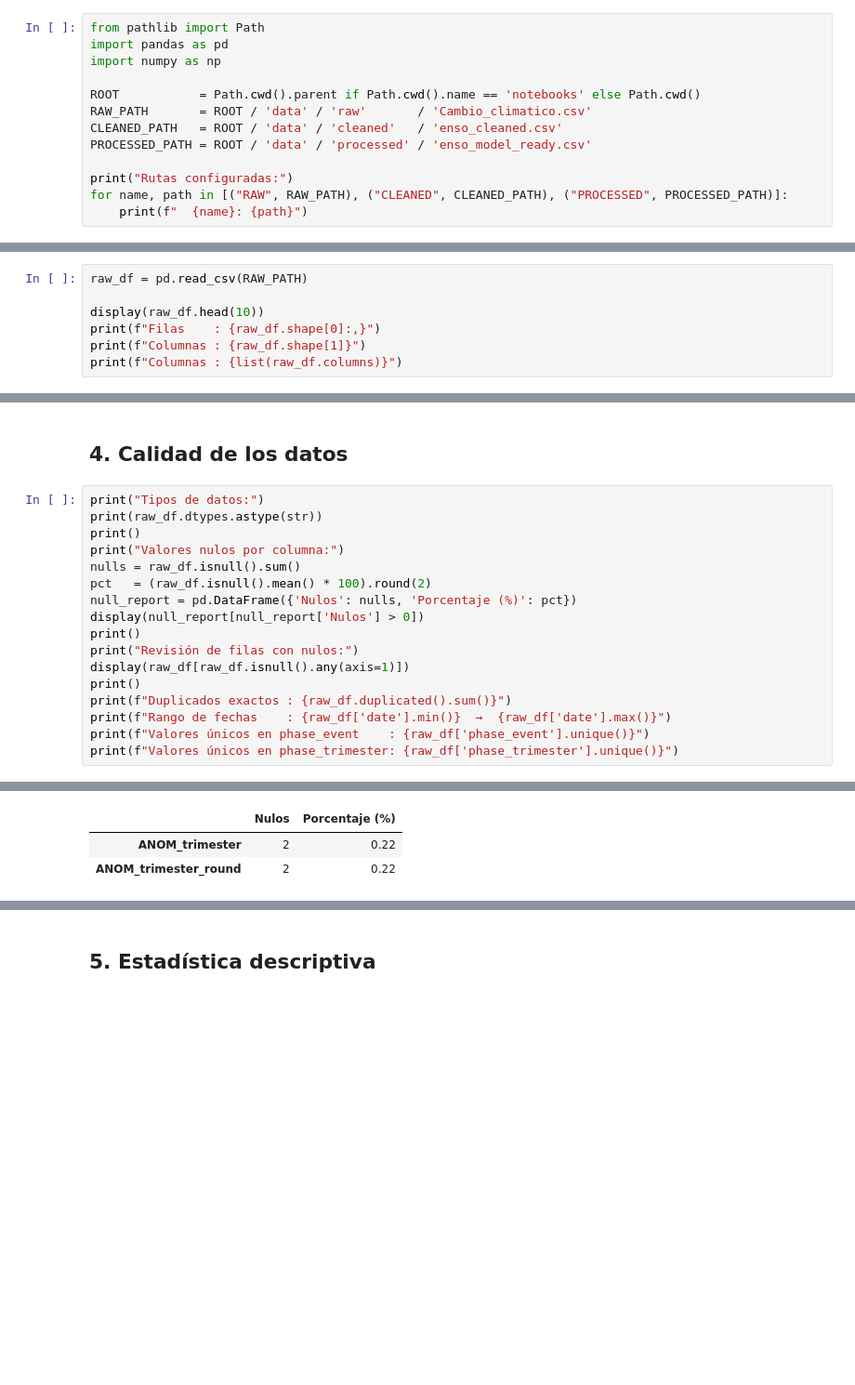
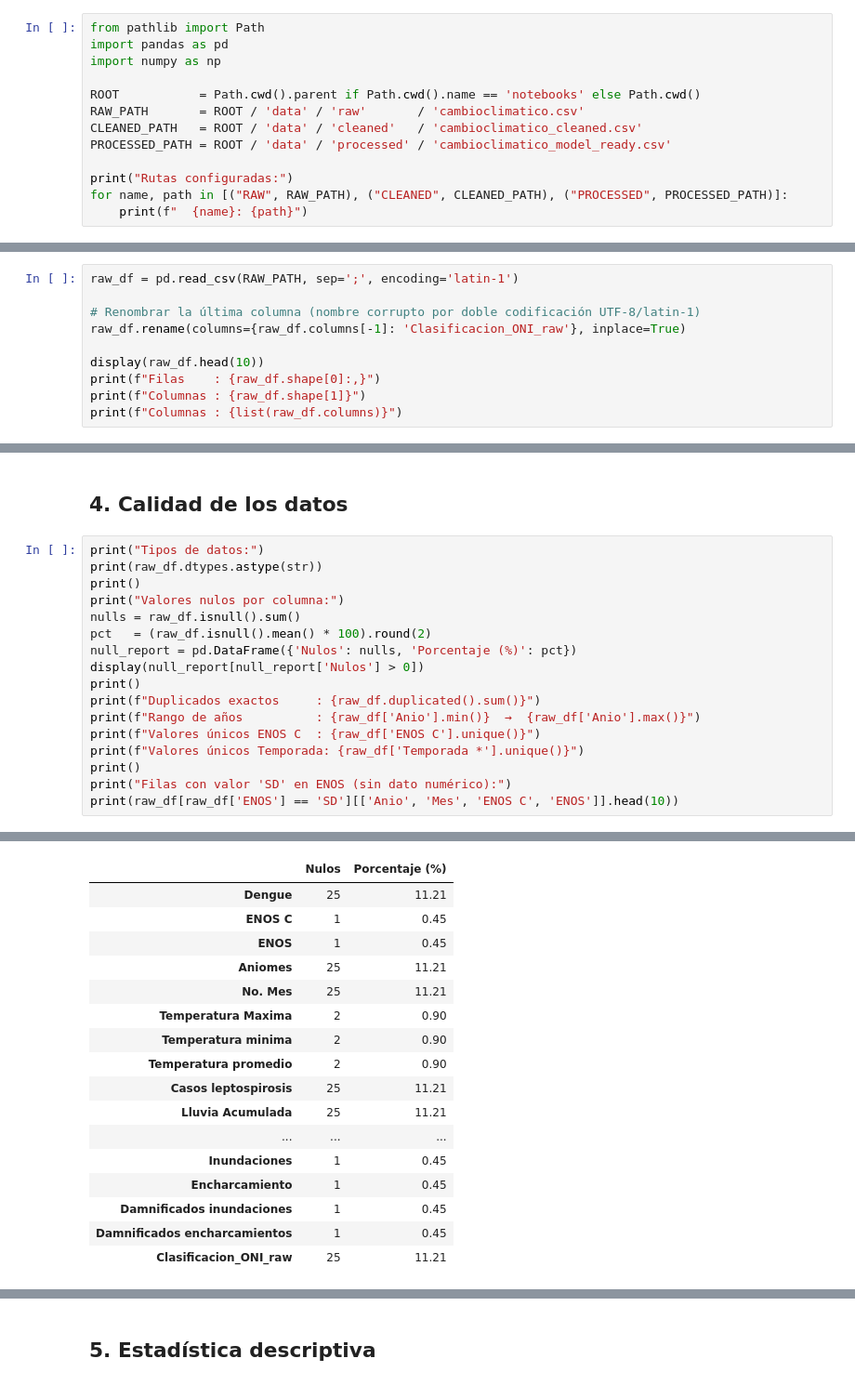
Before and after one commit to valexq/Cambio_climatico_CO, a Jupyter notebook: notebooks/01_etl.ipynb, the cells around one changed output, grey strips where cells are left out. Shown at 93% size. Saved outputs shown, nothing was run; the diff lists cells and outputs as text; blank space fills up the shorter version.

```diff
--- a/notebooks/01_etl.ipynb
+++ b/notebooks/01_etl.ipynb
@@ -20,9 +18,9 @@ import pandas as pd
 import numpy as np
 
 ROOT           = Path.cwd().parent if Path.cwd().name == 'notebooks' else Path.cwd()
-RAW_PATH       = ROOT / 'data' / 'raw'       / 'Cambio_climatico.csv'
-CLEANED_PATH   = ROOT / 'data' / 'cleaned'   / 'enso_cleaned.csv'
-PROCESSED_PATH = ROOT / 'data' / 'processed' / 'enso_model_ready.csv'
+RAW_PATH       = ROOT / 'data' / 'raw'       / 'cambioclimatico.csv'
+CLEANED_PATH   = ROOT / 'data' / 'cleaned'   / 'cambioclimatico_cleaned.csv'
+PROCESSED_PATH = ROOT / 'data' / 'processed' / 'cambioclimatico_model_ready.csv'
 
 print("Rutas configuradas:")
 for name, path in [("RAW", RAW_PATH), ("CLEANED", CLEANED_PATH), ("PROCESSED", PROCESSED_PATH)]:
@@ -54,7 +66,10 @@ Contiene registros **mensuales desde enero de 1950 hasta abril de 2026** e inclu
 # %% [markdown]
 ## 3. Extracción
 # %%
-raw_df = pd.read_csv(RAW_PATH)
+raw_df = pd.read_csv(RAW_PATH, sep=';', encoding='latin-1')
+
+# Renombrar la última columna (nombre corrupto por doble codificación UTF-8/latin-1)
+raw_df.rename(columns={raw_df.columns[-1]: 'Clasificacion_ONI_raw'}, inplace=True)
 
 display(raw_df.head(10))
 print(f"Filas    : {raw_df.shape[0]:,}")
@@ -89,12 +106,12 @@ pct   = (raw_df.isnull().mean() * 100).round(2)
 null_report = pd.DataFrame({'Nulos': nulls, 'Porcentaje (%)': pct})
 display(null_report[null_report['Nulos'] > 0])
 print()
-print("Revisión de filas con nulos:")
-display(raw_df[raw_df.isnull().any(axis=1)])
+print(f"Duplicados exactos     : {raw_df.duplicated().sum()}")
+print(f"Rango de años          : {raw_df['Anio'].min()}  →  {raw_df['Anio'].max()}")
+print(f"Valores únicos ENOS C  : {raw_df['ENOS C'].unique()}")
+print(f"Valores únicos Temporada: {raw_df['Temporada *'].unique()}")
 print()
-print(f"Duplicados exactos : {raw_df.duplicated().sum()}")
-print(f"Rango de fechas    : {raw_df['date'].min()}  →  {raw_df['date'].max()}")
-print(f"Valores únicos en phase_event    : {raw_df['phase_event'].unique()}")
-print(f"Valores únicos en phase_trimester: {raw_df['phase_trimester'].unique()}")
+print("Filas con valor 'SD' en ENOS (sin dato numérico):")
+print(raw_df[raw_df['ENOS'] == 'SD'][['Anio', 'Mes', 'ENOS C', 'ENOS']].head(10))
 # %% [output]
 Tipos de datos:
@@ -110,5 +132,19 @@ dtype: str
 
 Valores nulos por columna:
 |  | Nulos | Porcentaje (%) |
-| ANOM_trimester | 2 | 0.22 |
-| ANOM_trimester_round | 2 | 0.22 |
+| Dengue | 25 | 11.21 |
+| ENOS C | 1 | 0.45 |
+| ENOS | 1 | 0.45 |
+| Aniomes | 25 | 11.21 |
+| No. Mes | 25 | 11.21 |
+| Temperatura Maxima | 2 | 0.90 |
+| Temperatura minima | 2 | 0.90 |
+| Temperatura promedio | 2 | 0.90 |
+| Casos leptospirosis | 25 | 11.21 |
+| Lluvia Acumulada | 25 | 11.21 |
+| ... | ... | ... |
+| Inundaciones | 1 | 0.45 |
+| Encharcamiento | 1 | 0.45 |
+| Damnificados inundaciones | 1 | 0.45 |
+| Damnificados encharcamientos | 1 | 0.45 |
+| Clasificacion_ONI_raw | 25 | 11.21 |
```
Also changed, not shown: parts of 49 cells of this notebook, 33 other files.
